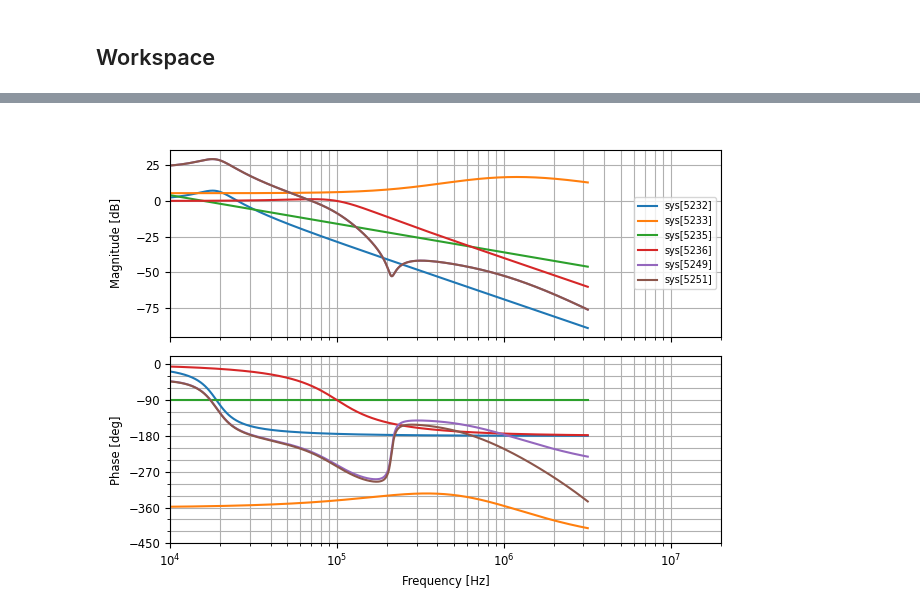
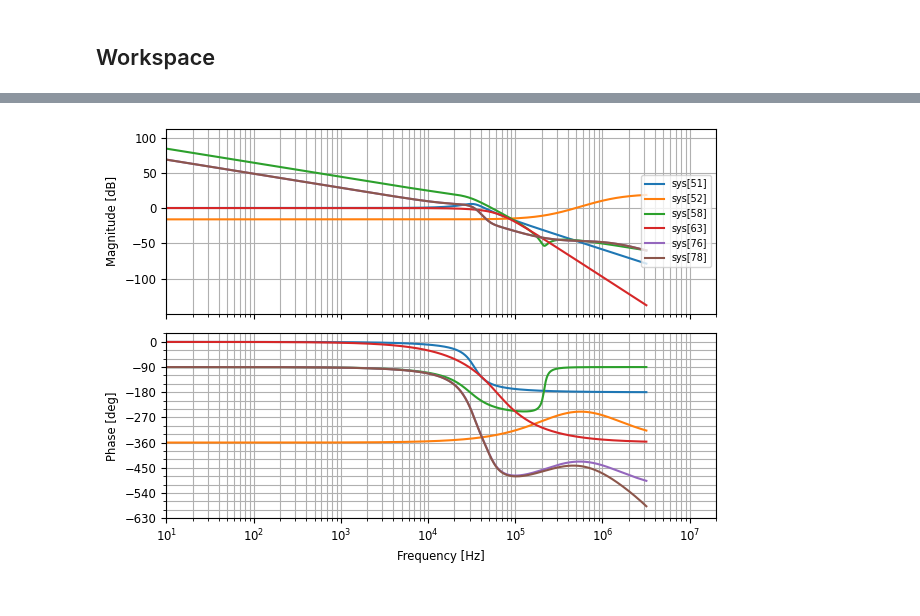
Before and after one commit to aaronlockhartdev/class-d-amp, a Jupyter notebook: loop_analysis/main.ipynb, the cells around one changed output, grey strips where cells are left out. Drawn from its saved outputs; the diff is of its cells as text; code cells hidden in the pictures.

```diff
--- a/loop_analysis/main.ipynb
+++ b/loop_analysis/main.ipynb
@@ -307,32 +214,31 @@ plt.show()
 # %%
-from functools import reduce
+out = lpf(10e-6, 2.2e-6, 4)
 
-out = lpf(15e-6, 4.7e-6, 4)
+ifilt = 4e4*2*np.pi
 
-intk = 1e5
-ifilt = 100e3*2*np.pi
-
-compfz = 3*ifilt
-compfp = np.array([8, 12]) * ifilt
-comp = ct.zpk([-compfz-1j, -compfz+1j], [-compfp[0]-1j, -compfp[0]+1j, -compfp[1]], 1e3*intk)
+compfz = 7*ifilt
+comp = ct.zpk([-compfz] * 3, [-4*compfz-1j, -4*compfz+1j, -4*compfz], 10)
 
 
-intt = intk / ct.tf('s')
-#intt = ct.tf([1], [1])
+intf = 3e4*2*np.pi
+intt = (ct.tf([intf**2], [1, intf/1, intf**2]) + 2e-2) * (1e6 / ct.tf('s'))
 
-ff = ct.tf([ifilt**2], [1, ifilt/1, ifilt**2])
+ff = 1
+for fsf, q in [(1.4192, 0.5219), (1.5912, 0.8055)]:
+    f = fsf * ifilt
+    ff *= ct.tf([f**2], [1, f/q, f**2])
 
-fbks = [1e-2, 1]
-ffk = 1e3
+fbks = [1e-5, 1e-2]
+ffk = 0.5
 fbn = out * ((fbks[0] * ff + fbks[1] + comp) * intt + ff * fbks[0] * ffk + comp)
 
 
-delay = 100e-9
+delay = 80e-9
 
 plt.clf()
 for tf in (out, comp, intt, ff, fbn, fbn * ct.tf(*ct.pade(delay, 2))):
-    ct.bode_plot(tf, Hz=True, dB=True, omega_limits=(10e3, 20e6))
+    ct.bode_plot(tf, Hz=True, dB=True, omega_limits=(10, 20e6))
 
 plt.show()
 # %% [output]
-[figure, old version]
+[figure, new version]
```
Also changed, not shown: parts of 15 cells of this notebook, 3 other files.
